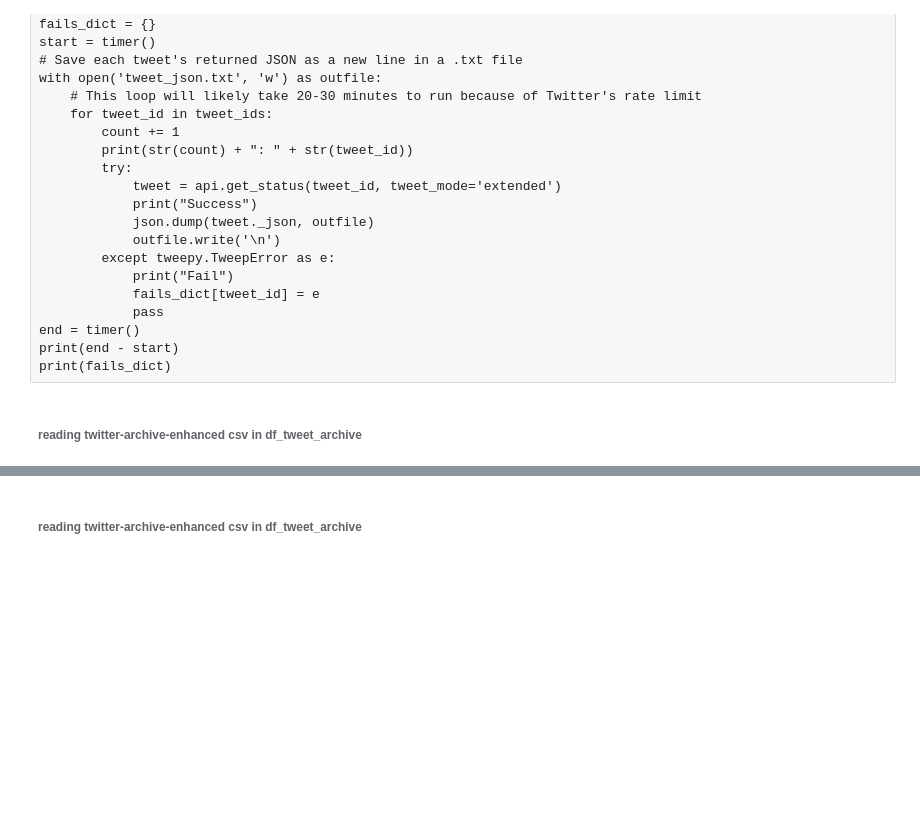
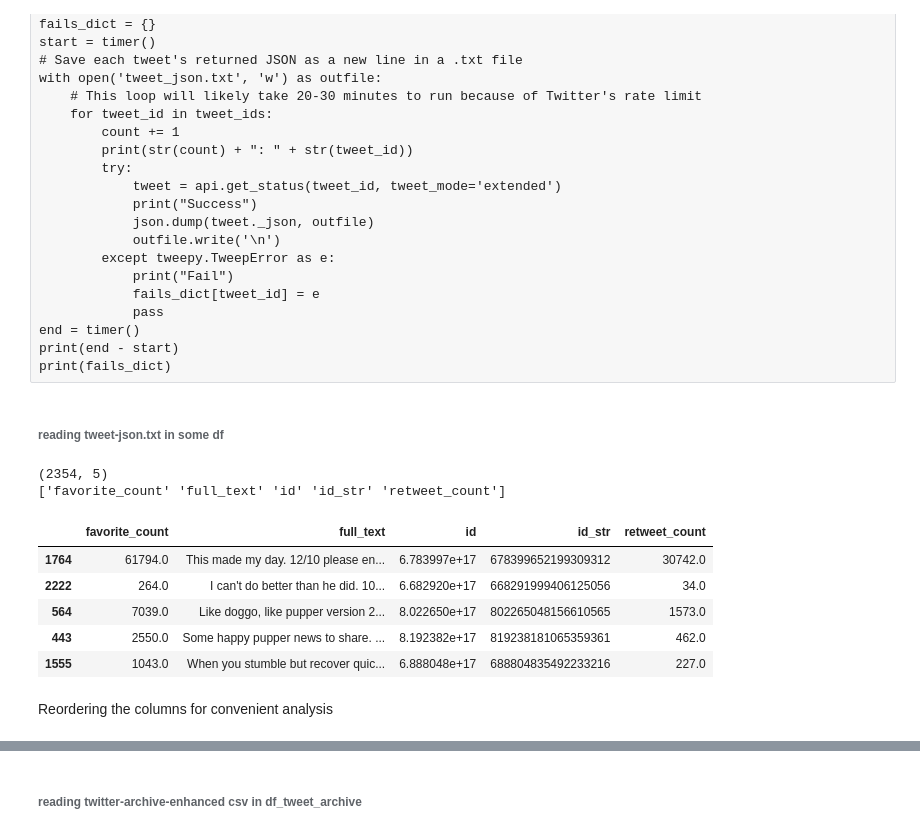
Before and after one commit to sdaphtardar/wrangle_dog_rates_data, a Jupyter notebook: data-wrangling-project.ipynb, the cells around one changed output, grey strips where cells are left out. Drawn from its saved outputs; the diff is of its cells as text; code cells hidden in the pictures; blank space fills up the shorter version.

Commit message:
Read tweet-json.txt line by line in df_tweet_json

```diff
--- a/data-wrangling-project.ipynb
+++ b/data-wrangling-project.ipynb
@@ -84,5 +85,29 @@ with open('tweet_json.txt', 'w') as outfile:
 end = timer()
 print(end - start)
 print(fails_dict)
-# %% [markdown]
-###### reading twitter-archive-enhanced csv in df_tweet_archive
+# %% [markdown]
+###### reading tweet-json.txt in some df
+# %%
+df_tweet_json=pd.DataFrame()
+with open('tweet-json.txt', 'r') as file:
+    for line in file:
+        line_dict=json.loads(line)
+        small_dict=dict((key, line_dict[key]) for key in ('id', 'id_str', 'full_text','retweet_count','favorite_count'))
+        df_tweet_json=df_tweet_json.append(small_dict, ignore_index=True)
+# %%
+print(df_tweet_json.shape)
+print(df_tweet_json.columns.values)
+# %% [output]
+(2354, 5)
+['favorite_count' 'full_text' 'id' 'id_str' 'retweet_count']
+# %%
+df_tweet_json.sample(5)
+# %% [output]
+|  | favorite_count | full_text | id | id_str | retweet_count |
+| 1764 | 61794.0 | This made my day. 12/10 please en... | 6.783997e+17 | 678399652199309312 | 30742.0 |
+| 2222 | 264.0 | I can't do better than he did. 10... | 6.682920e+17 | 668291999406125056 | 34.0 |
+| 564 | 7039.0 | Like doggo, like pupper version 2... | 8.022650e+17 | 802265048156610565 | 1573.0 |
+| 443 | 2550.0 | Some happy pupper news to share. ... | 8.192382e+17 | 819238181065359361 | 462.0 |
+| 1555 | 1043.0 | When you stumble but recover quic... | 6.888048e+17 | 688804835492233216 | 227.0 |
+# %% [markdown]
+Reordering the columns for convenient analysis
```
Also changed, not shown: parts of 3 cells of this notebook.
